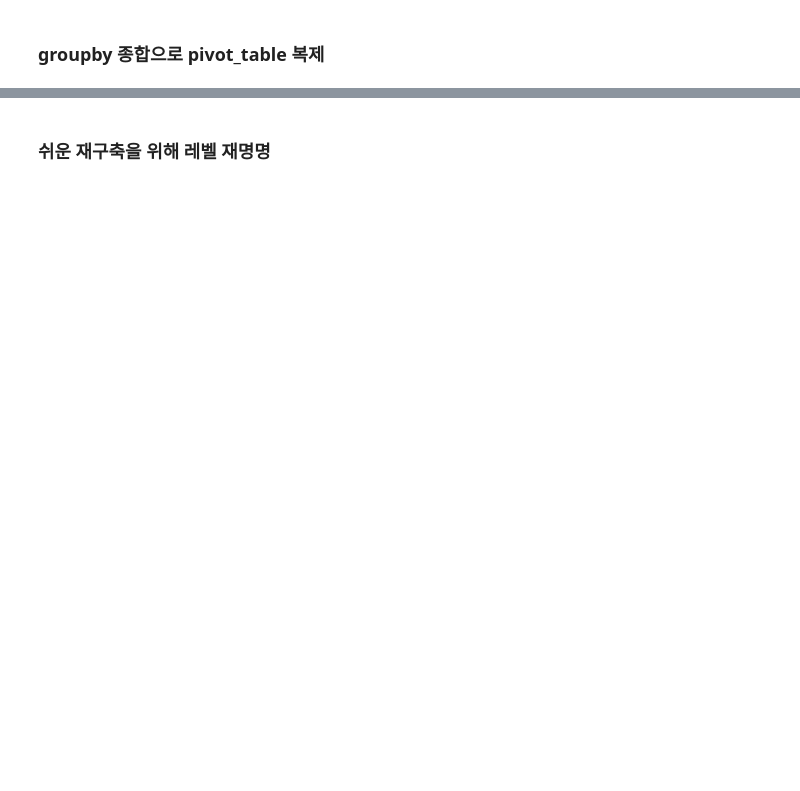
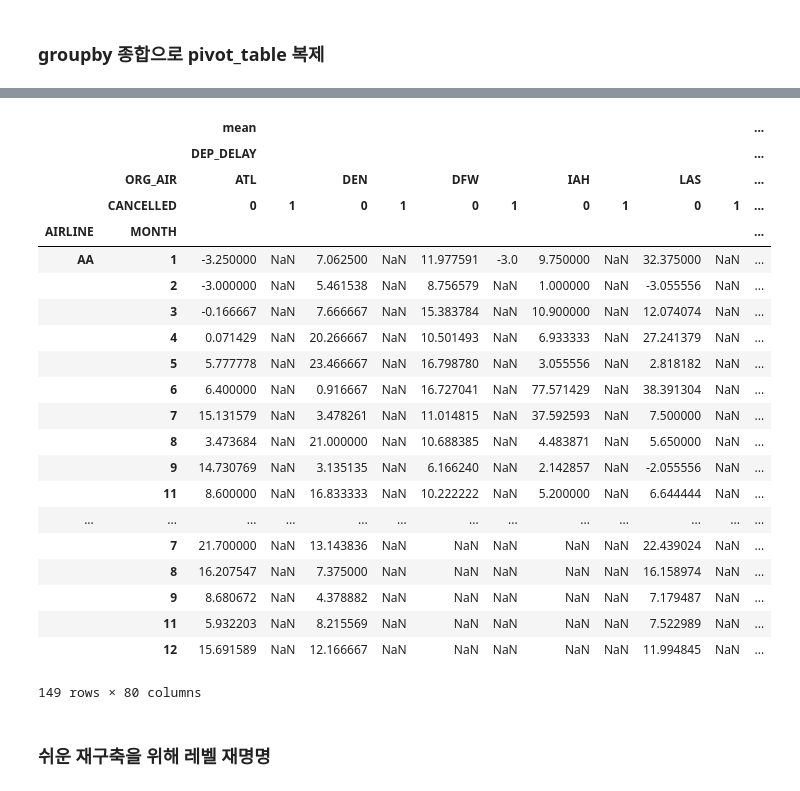
Before and after one commit to liberalapes/pandas_cookbook, a Jupyter notebook: 08장 정돈된 형태로 데이터 재구성.ipynb, the cells around one changed output, grey strips where cells are left out. Saved outputs shown, nothing was run; the diff lists cells and outputs as text; code cells hidden in the pictures; blank space fills up the shorter version.

```diff
--- a/08장 정돈된 형태로 데이터 재구성.ipynb
+++ b/08장 정돈된 형태로 데이터 재구성.ipynb
@@ -312,2 +571,27 @@ pd.wide_to_long(df2, stubnames=['group1', 'group2'],
+# %%
+flights.groupby(['AIRLINE', 'MONTH', 'ORG_AIR', 'CANCELLED'])['DEP_DELAY', 'DIST'].agg(['mean','sum']).unstack(['ORG_AIR', 'CANCELLED'], fill_value = 0).swaplevel(0, 1, axis = 'columns')
+# %% [output]
+|  |  | mean |  |  |  |  |  |  |  |  |  | ... |
+|  |  | DEP_DELAY |  |  |  |  |  |  |  |  |  | ... |
+|  | ORG_AIR | ATL |  | DEN |  | DFW |  | IAH |  | LAS |  | ... |
+|  | CANCELLED | 0 | 1 | 0 | 1 | 0 | 1 | 0 | 1 | 0 | 1 | ... |
+| AIRLINE | MONTH |  |  |  |  |  |  |  |  |  |  | ... |
+| AA | 1 | -3.250000 | NaN | 7.062500 | NaN | 11.977591 | -3.0 | 9.750000 | NaN | 32.375000 | NaN | ... |
+|  | 2 | -3.000000 | NaN | 5.461538 | NaN | 8.756579 | NaN | 1.000000 | NaN | -3.055556 | NaN | ... |
+|  | 3 | -0.166667 | NaN | 7.666667 | NaN | 15.383784 | NaN | 10.900000 | NaN | 12.074074 | NaN | ... |
+|  | 4 | 0.071429 | NaN | 20.266667 | NaN | 10.501493 | NaN | 6.933333 | NaN | 27.241379 | NaN | ... |
+|  | 5 | 5.777778 | NaN | 23.466667 | NaN | 16.798780 | NaN | 3.055556 | NaN | 2.818182 | NaN | ... |
+|  | 6 | 6.400000 | NaN | 0.916667 | NaN | 16.727041 | NaN | 77.571429 | NaN | 38.391304 | NaN | ... |
+|  | 7 | 15.131579 | NaN | 3.478261 | NaN | 11.014815 | NaN | 37.592593 | NaN | 7.500000 | NaN | ... |
+|  | 8 | 3.473684 | NaN | 21.000000 | NaN | 10.688385 | NaN | 4.483871 | NaN | 5.650000 | NaN | ... |
+|  | 9 | 14.730769 | NaN | 3.135135 | NaN | 6.166240 | NaN | 2.142857 | NaN | -2.055556 | NaN | ... |
+|  | 11 | 8.600000 | NaN | 16.833333 | NaN | 10.222222 | NaN | 5.200000 | NaN | 6.644444 | NaN | ... |
+| ... | ... | ... | ... | ... | ... | ... | ... | ... | ... | ... | ... | ... |
+|  | 7 | 21.700000 | NaN | 13.143836 | NaN | NaN | NaN | NaN | NaN | 22.439024 | NaN | ... |
+|  | 8 | 16.207547 | NaN | 7.375000 | NaN | NaN | NaN | NaN | NaN | 16.158974 | NaN | ... |
+|  | 9 | 8.680672 | NaN | 4.378882 | NaN | NaN | NaN | NaN | NaN | 7.179487 | NaN | ... |
+|  | 11 | 5.932203 | NaN | 8.215569 | NaN | NaN | NaN | NaN | NaN | 7.522989 | NaN | ... |
+|  | 12 | 15.691589 | NaN | 12.166667 | NaN | NaN | NaN | NaN | NaN | 11.994845 | NaN | ... |
+149 rows × 80 columns
 # %% [markdown]
 ### 쉬운 재구축을 위해 레벨 재명명
```
Also changed, not shown: parts of 58 cells of this notebook.
